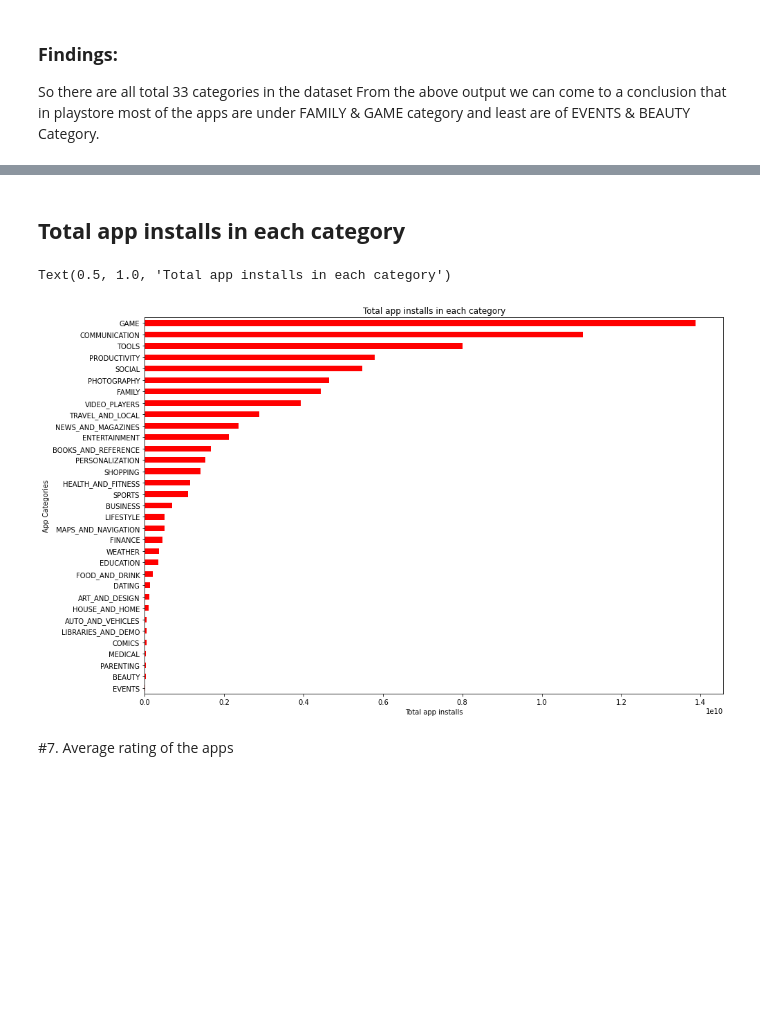
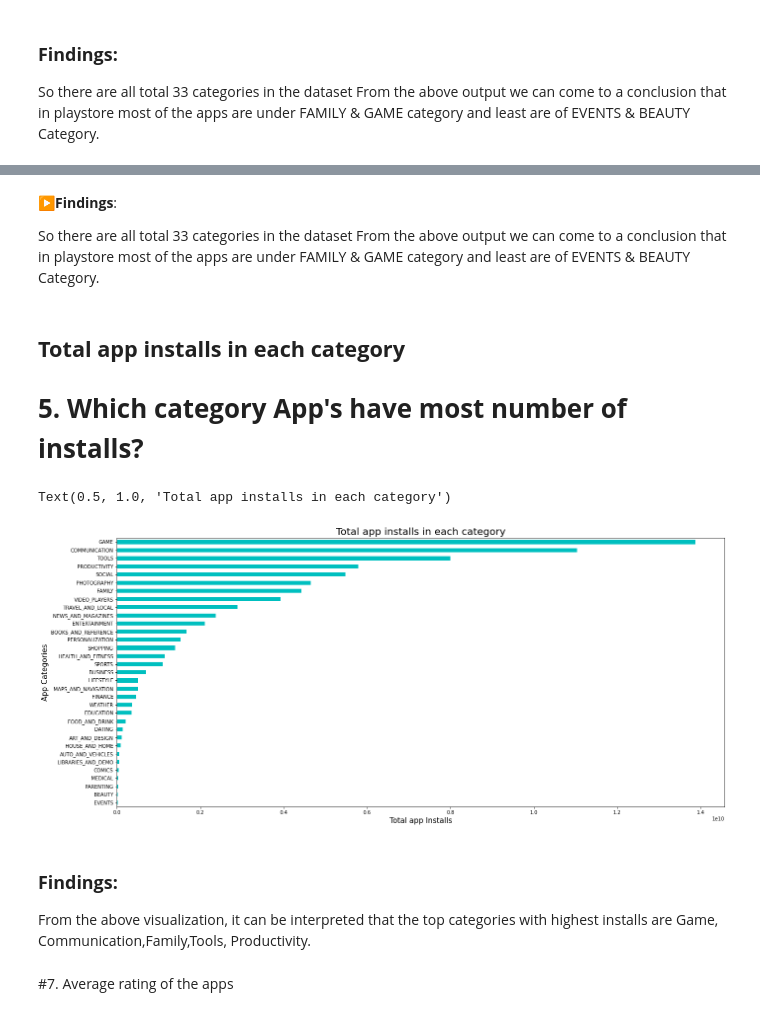
Before and after one commit to San13deep/Play-Store-App-Review-Analysis, a Jupyter notebook: Play_Store_App_Review_Analysis_Capstone_Project.ipynb, the cells around one changed output, grey strips where cells are left out. Cells and saved outputs as stored; diff of their text form; code cells hidden in the pictures; blank space fills up the shorter version.

```diff
--- a/Play_Store_App_Review_Analysis_Capstone_Project.ipynb
+++ b/Play_Store_App_Review_Analysis_Capstone_Project.ipynb
@@ -673,17 +703,26 @@ plt.show()
+# %% [markdown]
+▶**Findings**:
+
+So there are all total 33 categories in the dataset From the above output we can come to a conclusion that in playstore most of the apps are under FAMILY & GAME category and least are of EVENTS & BEAUTY Category.
 # %% [markdown]
 ## **Total app installs in each category**
+# **5. Which category App's have most number of installs?**
 # %%
 # total app installs in each category of the play store
 
 a = ps_df.groupby(['Category'])['Installs'].sum().sort_values()
-a.plot.barh(figsize=(15,10), color = 'r')
-plt.xlabel('Total app installs')
-plt.ylabel('App Categories')
+a.plot.barh(figsize=(22,10), color = 'c')
+plt.xlabel('Total app Installs', fontsize = 15)
+plt.ylabel('App Categories', fontsize = 15)
 plt.xticks()
-plt.title('Total app installs in each category')
+plt.title('Total app installs in each category', fontsize = 20)
 # %% [output]
 Text(0.5, 1.0, 'Total app installs in each category')
-[figure, old version]
+[figure, new version]
+# %% [markdown]
+### **Findings:**
+
+From the above visualization, it can be interpreted that the top categories with highest installs are Game, Communication,Family,Tools, Productivity.
 # %% [markdown]
 #7. Average rating of the apps
 # %%
```
Also changed, not shown: parts of 28 cells of this notebook.
